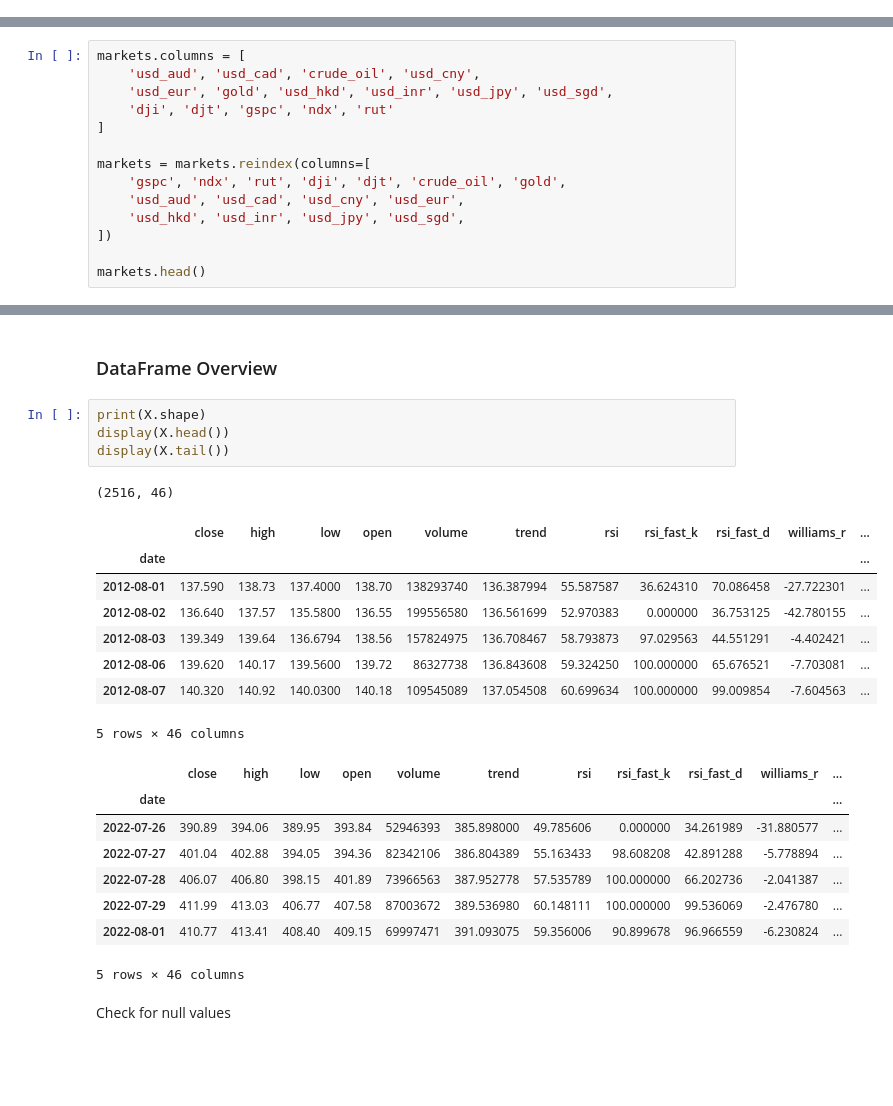
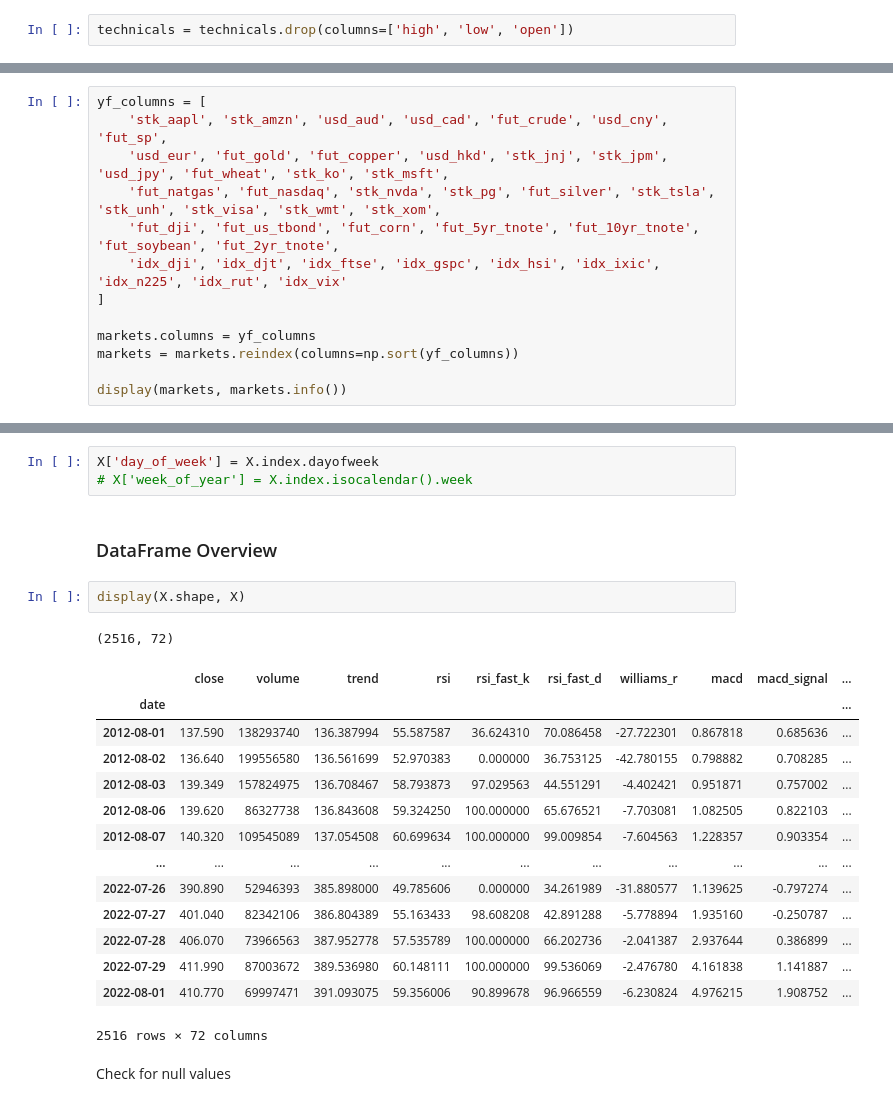
Before and after one commit to adamgulyas/cnn-vs-xgboost, a Jupyter notebook: notebooks/initial_variables.ipynb, the cells around one changed output, grey strips where cells are left out. Cells and saved outputs as stored; diff of their text form; blank space fills up the shorter version.

```diff
--- a/notebooks/initial_variables.ipynb
+++ b/notebooks/initial_variables.ipynb
@@ -174,3 +176,5 @@ display(technicals.shape, technicals.head())
+# %%
+technicals = technicals.drop(columns=['high', 'low', 'open'])
 # %% [markdown]
 Check for nulls
 # %%
@@ -265,16 +291,2 @@ markets.tail()
 # %% [markdown]
 Format column Names
-# %%
-markets.columns = [
-    'usd_aud', 'usd_cad', 'crude_oil', 'usd_cny',
-    'usd_eur', 'gold', 'usd_hkd', 'usd_inr', 'usd_jpy', 'usd_sgd',
-    'dji', 'djt', 'gspc', 'ndx', 'rut'
-]
-
-markets = markets.reindex(columns=[
-    'gspc', 'ndx', 'rut', 'dji', 'djt', 'crude_oil', 'gold',
-    'usd_aud', 'usd_cad', 'usd_cny', 'usd_eur',
-    'usd_hkd', 'usd_inr', 'usd_jpy', 'usd_sgd',
-])
-
-markets.head()
@@ -288,0 +293,13 @@ markets.head()
+# %%
+yf_columns = [
+    'stk_aapl', 'stk_amzn', 'usd_aud', 'usd_cad', 'fut_crude', 'usd_cny', 'fut_sp',
+    'usd_eur', 'fut_gold', 'fut_copper', 'usd_hkd', 'stk_jnj', 'stk_jpm', 'usd_jpy', 'fut_wheat', 'stk_ko', 'stk_msft',
+    'fut_natgas', 'fut_nasdaq', 'stk_nvda', 'stk_pg', 'fut_silver', 'stk_tsla', 'stk_unh', 'stk_visa', 'stk_wmt', 'stk_xom',
+    'fut_dji', 'fut_us_tbond', 'fut_corn', 'fut_5yr_tnote', 'fut_10yr_tnote', 'fut_soybean', 'fut_2yr_tnote',
+    'idx_dji', 'idx_djt', 'idx_ftse', 'idx_gspc', 'idx_hsi', 'idx_ixic', 'idx_n225', 'idx_rut', 'idx_vix'
+]
+
+markets.columns = yf_columns
+markets = markets.reindex(columns=np.sort(yf_columns))
+
+display(markets, markets.info())
@@ -361,27 +416,26 @@ X
+# %%
+X['day_of_week'] = X.index.dayofweek
+# X['week_of_year'] = X.index.isocalendar().week
 # %% [markdown]
 ### DataFrame Overview
 # %%
-print(X.shape)
-display(X.head())
-display(X.tail())
+display(X.shape, X)
 # %% [output]
-(2516, 46)
+(2516, 72)
-|  | close | high | low | open | volume | trend | rsi | rsi_fast_k | rsi_fast_d | williams_r | ... |
-| date |  |  |  |  |  |  |  |  |  |  | ... |
-| 2012-08-01 | 137.590 | 138.73 | 137.4000 | 138.70 | 138293740 | 136.387994 | 55.587587 | 36.624310 | 70.086458 | -27.722301 | ... |
-| 2012-08-02 | 136.640 | 137.57 | 135.5800 | 136.55 | 199556580 | 136.561699 | 52.970383 | 0.000000 | 36.753125 | -42.780155 | ... |
-| 2012-08-03 | 139.349 | 139.64 | 136.6794 | 138.56 | 157824975 | 136.708467 | 58.793873 | 97.029563 | 44.551291 | -4.402421 | ... |
-| 2012-08-06 | 139.620 | 140.17 | 139.5600 | 139.72 | 86327738 | 136.843608 | 59.324250 | 100.000000 | 65.676521 | -7.703081 | ... |
-| 2012-08-07 | 140.320 | 140.92 | 140.0300 | 140.18 | 109545089 | 137.054508 | 60.699634 | 100.000000 | 99.009854 | -7.604563 | ... |
+|  | close | volume | trend | rsi | rsi_fast_k | rsi_fast_d | williams_r | macd | macd_signal | ... |
+| date |  |  |  |  |  |  |  |  |  | ... |
+| 2012-08-01 | 137.590 | 138293740 | 136.387994 | 55.587587 | 36.624310 | 70.086458 | -27.722301 | 0.867818 | 0.685636 | ... |
+| 2012-08-02 | 136.640 | 199556580 | 136.561699 | 52.970383 | 0.000000 | 36.753125 | -42.780155 | 0.798882 | 0.708285 | ... |
+| 2012-08-03 | 139.349 | 157824975 | 136.708467 | 58.793873 | 97.029563 | 44.551291 | -4.402421 | 0.951871 | 0.757002 | ... |
+| 2012-08-06 | 139.620 | 86327738 | 136.843608 | 59.324250 | 100.000000 | 65.676521 | -7.703081 | 1.082505 | 0.822103 | ... |
+| 2012-08-07 | 140.320 | 109545089 | 137.054508 | 60.699634 | 100.000000 | 99.009854 | -7.604563 | 1.228357 | 0.903354 | ... |
+| ... | ... | ... | ... | ... | ... | ... | ... | ... | ... | ... |
+| 2022-07-26 | 390.890 | 52946393 | 385.898000 | 49.785606 | 0.000000 | 34.261989 | -31.880577 | 1.139625 | -0.797274 | ... |
+| 2022-07-27 | 401.040 | 82342106 | 386.804389 | 55.163433 | 98.608208 | 42.891288 | -5.778894 | 1.935160 | -0.250787 | ... |
+| 2022-07-28 | 406.070 | 73966563 | 387.952778 | 57.535789 | 100.000000 | 66.202736 | -2.041387 | 2.937644 | 0.386899 | ... |
+| 2022-07-29 | 411.990 | 87003672 | 389.536980 | 60.148111 | 100.000000 | 99.536069 | -2.476780 | 4.161838 | 1.141887 | ... |
+| 2022-08-01 | 410.770 | 69997471 | 391.093075 | 59.356006 | 90.899678 | 96.966559 | -6.230824 | 4.976215 | 1.908752 | ... |
-5 rows × 46 columns
+2516 rows × 72 columns
-|  | close | high | low | open | volume | trend | rsi | rsi_fast_k | rsi_fast_d | williams_r | ... |
-| date |  |  |  |  |  |  |  |  |  |  | ... |
-| 2022-07-26 | 390.89 | 394.06 | 389.95 | 393.84 | 52946393 | 385.898000 | 49.785606 | 0.000000 | 34.261989 | -31.880577 | ... |
-| 2022-07-27 | 401.04 | 402.88 | 394.05 | 394.36 | 82342106 | 386.804389 | 55.163433 | 98.608208 | 42.891288 | -5.778894 | ... |
-| 2022-07-28 | 406.07 | 406.80 | 398.15 | 401.89 | 73966563 | 387.952778 | 57.535789 | 100.000000 | 66.202736 | -2.041387 | ... |
-| 2022-07-29 | 411.99 | 413.03 | 406.77 | 407.58 | 87003672 | 389.536980 | 60.148111 | 100.000000 | 99.536069 | -2.476780 | ... |
-| 2022-08-01 | 410.77 | 413.41 | 408.40 | 409.15 | 69997471 | 391.093075 | 59.356006 | 90.899678 | 96.966559 | -6.230824 | ... |
-5 rows × 46 columns
 # %% [markdown]
 Check for null values
 # %%
```
Also changed, not shown: parts of 15 cells of this notebook, 1 other file.
